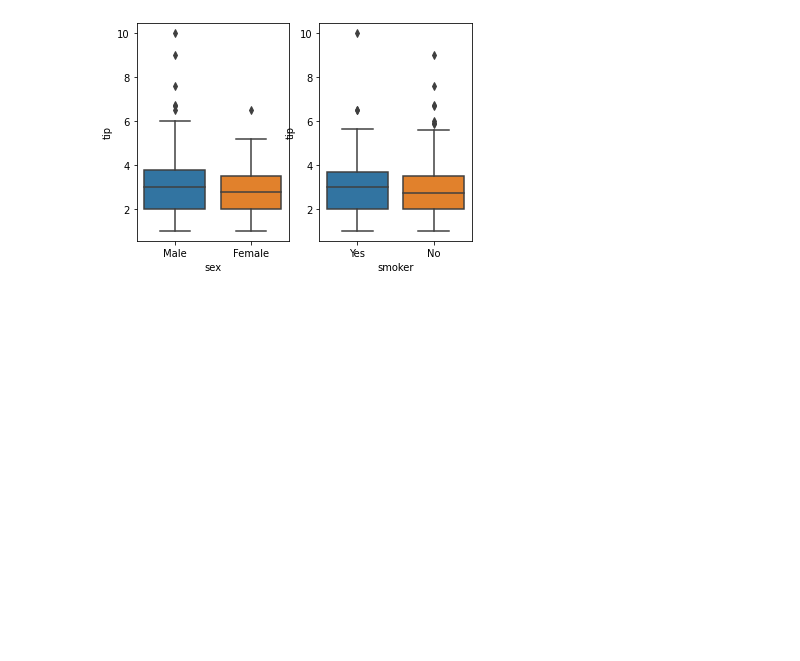
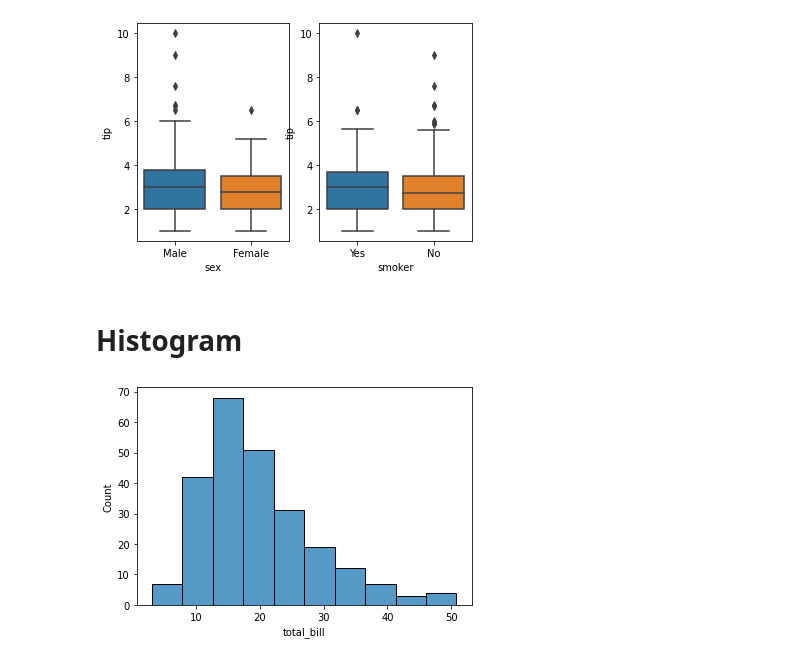
Before and after one commit to JakeOh/202105_itw_bd26, a Jupyter notebook: lab_da/da06_seaborn.ipynb, the cells around one changed output. Drawn from its saved outputs; the diff is of its cells as text; code cells hidden in the pictures; blank space fills up the shorter version.

```diff
--- a/lab_da/da06_seaborn.ipynb
+++ b/lab_da/da06_seaborn.ipynb
@@ -68,3 +68,11 @@ sns.boxplot(x='smoker', y='tip', data=tips, ax=ax[1])
 plt.show()
 # %% [output]
 [figure]
+# %% [markdown]
+# Histogram
+# %%
+# total_bill histogram
+sns.histplot(x='total_bill', data=tips, bins=10)
+plt.show()
+# %% [output]
+[figure, added]
```
Also changed, not shown: parts of 15 cells of this notebook.
